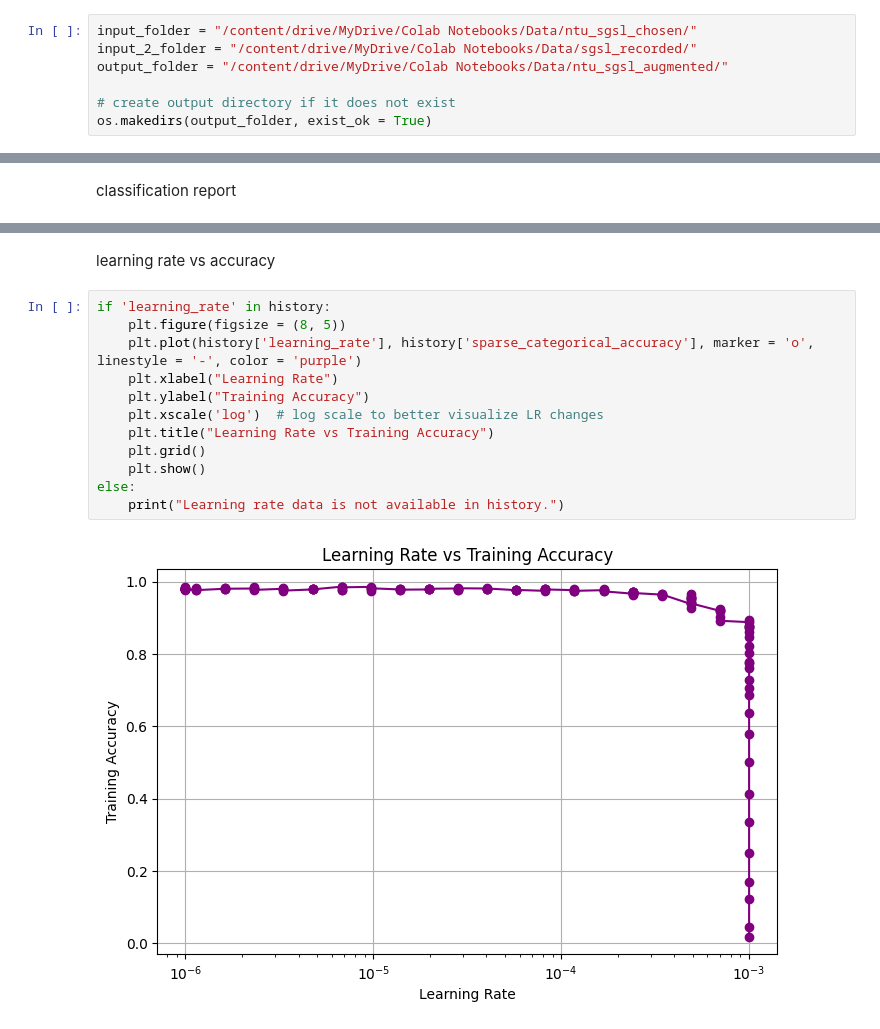
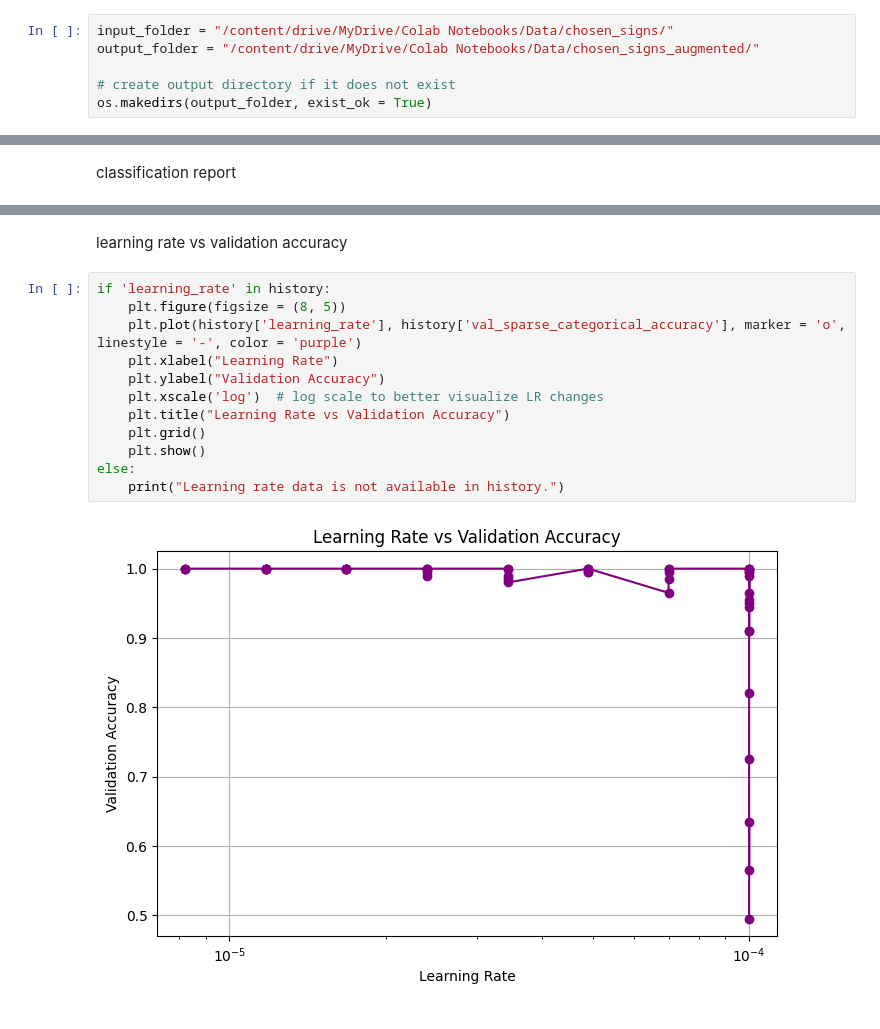
Before and after one commit to amanda-chan/Capstone_Sign_Language_Recognition, a Jupyter notebook: Sign_Gesture_Recognition_Model_v2.ipynb, the cells around one changed output, grey strips where cells are left out. Cells and saved outputs as stored; diff of their text form.

```diff
--- a/Sign_Gesture_Recognition_Model_v2.ipynb
+++ b/Sign_Gesture_Recognition_Model_v2.ipynb
@@ -68,9 +73,8 @@ from sklearn.metrics import classification_report, confusion_matrix
 # %% [markdown]
 data folders
 # %%
-input_folder = "/content/drive/MyDrive/Colab Notebooks/Data/ntu_sgsl_chosen/"
-input_2_folder = "/content/drive/MyDrive/Colab Notebooks/Data/sgsl_recorded/"
-output_folder = "/content/drive/MyDrive/Colab Notebooks/Data/ntu_sgsl_augmented/"
+input_folder = "/content/drive/MyDrive/Colab Notebooks/Data/chosen_signs/"
+output_folder = "/content/drive/MyDrive/Colab Notebooks/Data/chosen_signs_augmented/"
 
 # create output directory if it does not exist
 os.makedirs(output_folder, exist_ok = True)
@@ -942,16 +1051,16 @@ weighted avg       0.98      0.98      0.98      1920
 # %% [markdown]
-learning rate vs accuracy
+learning rate vs validation accuracy
 # %%
 if 'learning_rate' in history:
     plt.figure(figsize = (8, 5))
-    plt.plot(history['learning_rate'], history['sparse_categorical_accuracy'], marker = 'o', linestyle = '-', color = 'purple')
+    plt.plot(history['learning_rate'], history['val_sparse_categorical_accuracy'], marker = 'o', linestyle = '-', color = 'purple')
     plt.xlabel("Learning Rate")
-    plt.ylabel("Training Accuracy")
+    plt.ylabel("Validation Accuracy")
     plt.xscale('log')  # log scale to better visualize LR changes
-    plt.title("Learning Rate vs Training Accuracy")
+    plt.title("Learning Rate vs Validation Accuracy")
     plt.grid()
     plt.show()
 else:
     print("Learning rate data is not available in history.")
 # %% [output]
-[figure, old version]
+[figure, new version]
```
Also changed, not shown: parts of 18 cells of this notebook, 56 other files.
